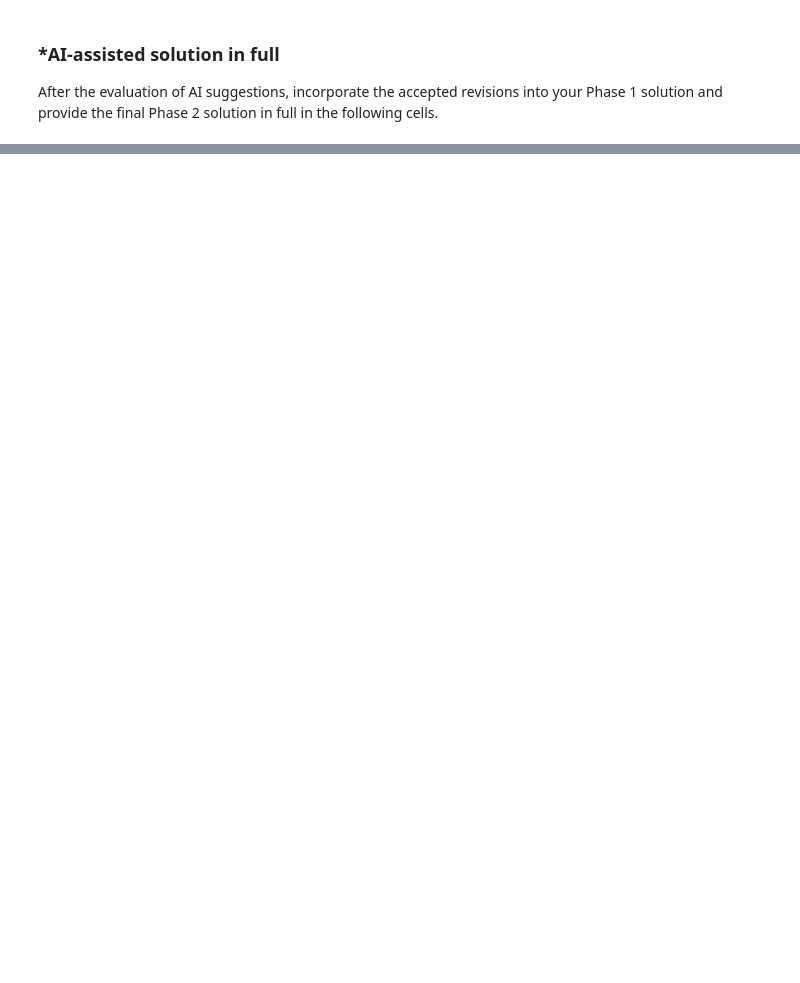
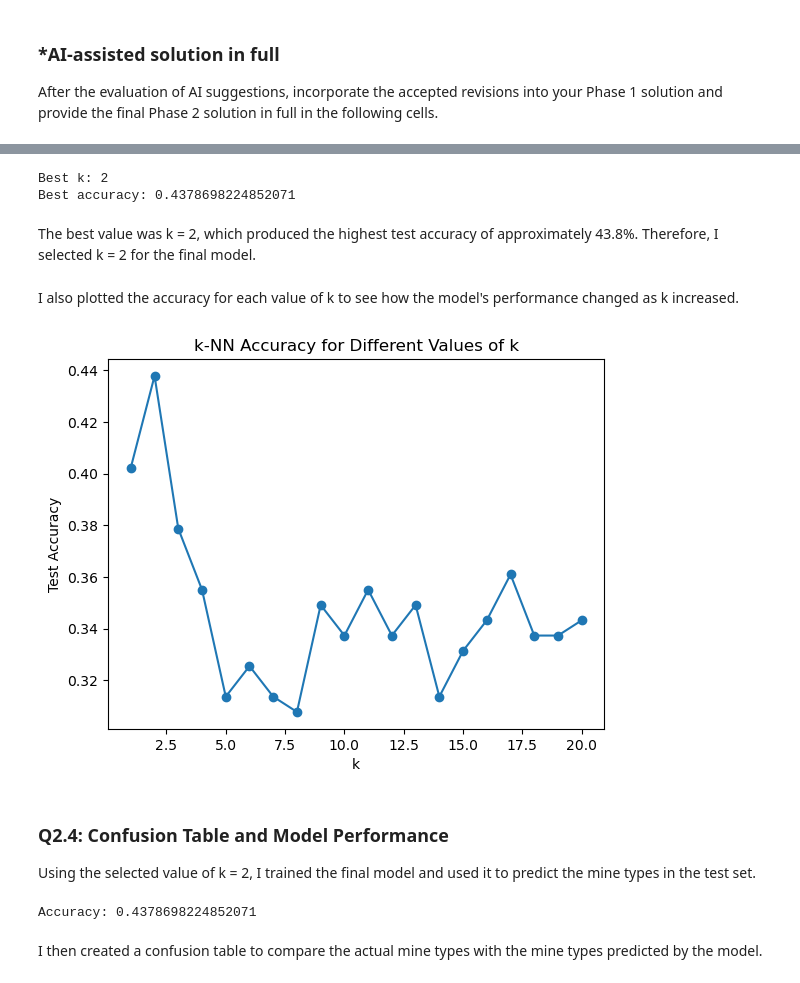
Before and after one commit to emmchung/A03-knn, a Jupyter notebook: notebook.ipynb, the cells around one changed output, grey strips where cells are left out. Saved outputs shown, nothing was run; the diff lists cells and outputs as text; code cells hidden in the pictures; blank space fills up the shorter version.

```diff
--- a/notebook.ipynb
+++ b/notebook.ipynb
@@ -240,0 +345,16 @@ In your own words without generative AI.
+# %%
+from sklearn.model_selection import train_test_split
+
+X = df[["voltage", "height", "soil"]]
+y = df["mine_type"]
+
+X_train, X_test, y_train, y_test = train_test_split(
+    X,
+    y,
+    test_size=0.5,
+    random_state=42,
+    stratify=y
+)
+
+print("Training set:", len(X_train))
+print("Test set:", len(X_test))
@@ -240,0 +370,16 @@ In your own words without generative AI.
+# %%
+from sklearn.neighbors import KNeighborsClassifier
+from sklearn.metrics import accuracy_score
+
+accuracies = []
+
+for k in range(1, 21):
+    knn = KNeighborsClassifier(n_neighbors=k)
+    knn.fit(X_train, y_train)
+
+    y_pred = knn.predict(X_test)
+    accuracy = accuracy_score(y_test, y_pred)
+
+    accuracies.append(accuracy)
+
+    print(f"k = {k}: Accuracy = {accuracy:.3f}")
@@ -240,0 +407,26 @@ In your own words without generative AI.
+# %%
+best_k = accuracies.index(max(accuracies)) + 1
+
+print("Best k:", best_k)
+print("Best accuracy:", max(accuracies))
+# %% [output]
+Best k: 2
+Best accuracy: 0.4378698224852071
+# %% [markdown]
+The best value was k = 2, which produced the highest test accuracy of approximately 43.8%. Therefore, I selected k = 2 for the final model.
+# %% [markdown]
+I also plotted the accuracy for each value of k to see how the model's performance changed as k increased.
+# %%
+import matplotlib.pyplot as plt
+
+plt.plot(range(1, 21), accuracies, marker="o")
+plt.xlabel("k")
+plt.ylabel("Test Accuracy")
+plt.title("k-NN Accuracy for Different Values of k")
+plt.show()
+# %% [output]
+[figure, added]
+# %% [markdown]
+### Q2.4: Confusion Table and Model Performance
+
+Using the selected value of k = 2, I trained the final model and used it to predict the mine types in the test set.
@@ -240,0 +439,8 @@ In your own words without generative AI.
+# %%
+accuracy = accuracy_score(y_test, y_pred)
+
+print("Accuracy:", accuracy)
+# %% [output]
+Accuracy: 0.4378698224852071
+# %% [markdown]
+I then created a confusion table to compare the actual mine types with the mine types predicted by the model.
```
Also changed, not shown: parts of 23 cells of this notebook.
